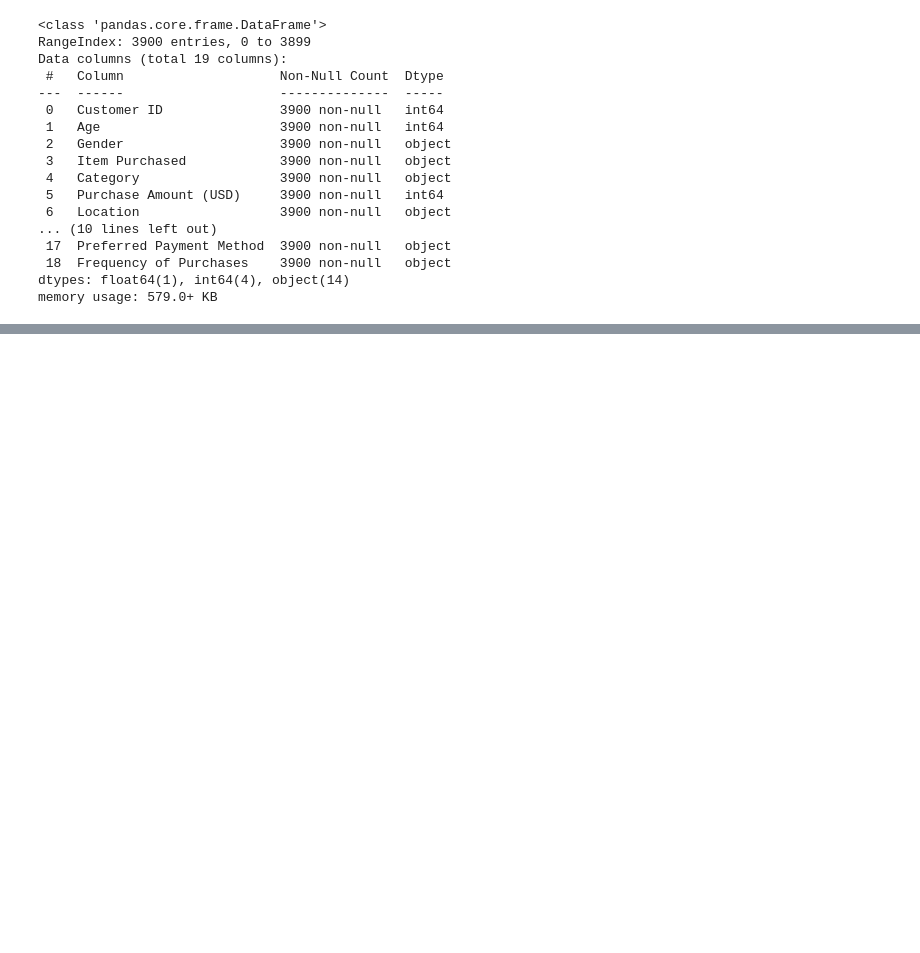
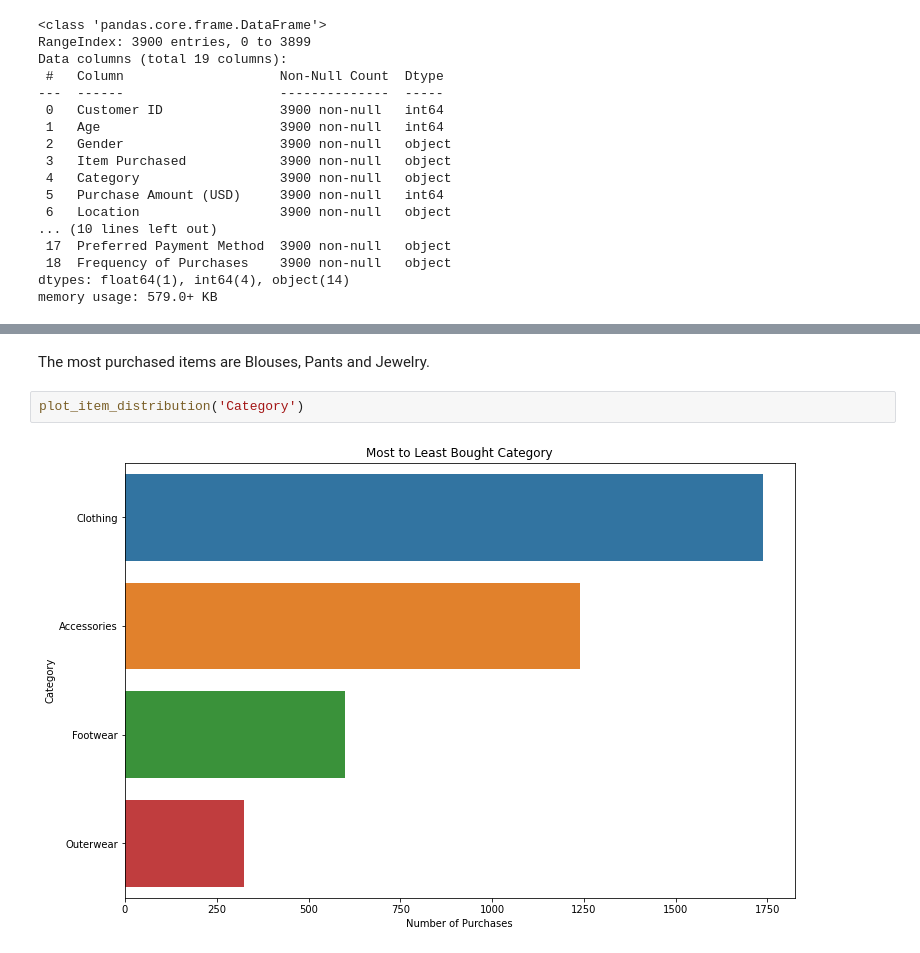
Before and after one commit to AleandroPresta/customer-shopping-analysis, a Jupyter notebook: src/Data Preprocessing.ipynb, the cells around one changed output, grey strips where cells are left out. Cells and saved outputs as stored; diff of their text form; blank space fills up the shorter version.

```diff
--- a/src/Data Preprocessing.ipynb
+++ b/src/Data Preprocessing.ipynb
@@ -50,0 +87,6 @@ Inside our dataset we have 19 rows, mostly of which are identified as `object`,
+# %% [markdown]
+The most purchased items are Blouses, Pants and Jewelry.
+# %%
+plot_item_distribution('Category')
+# %% [output]
+[figure, added]
```
Also changed, not shown: parts of 9 cells of this notebook.
